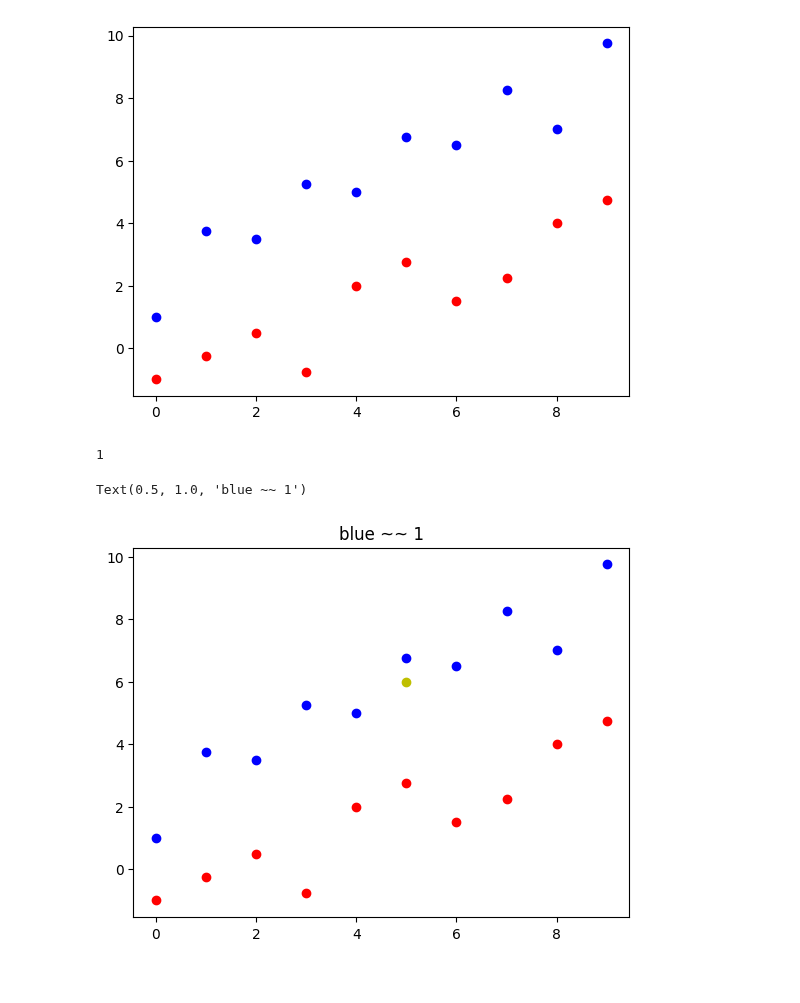
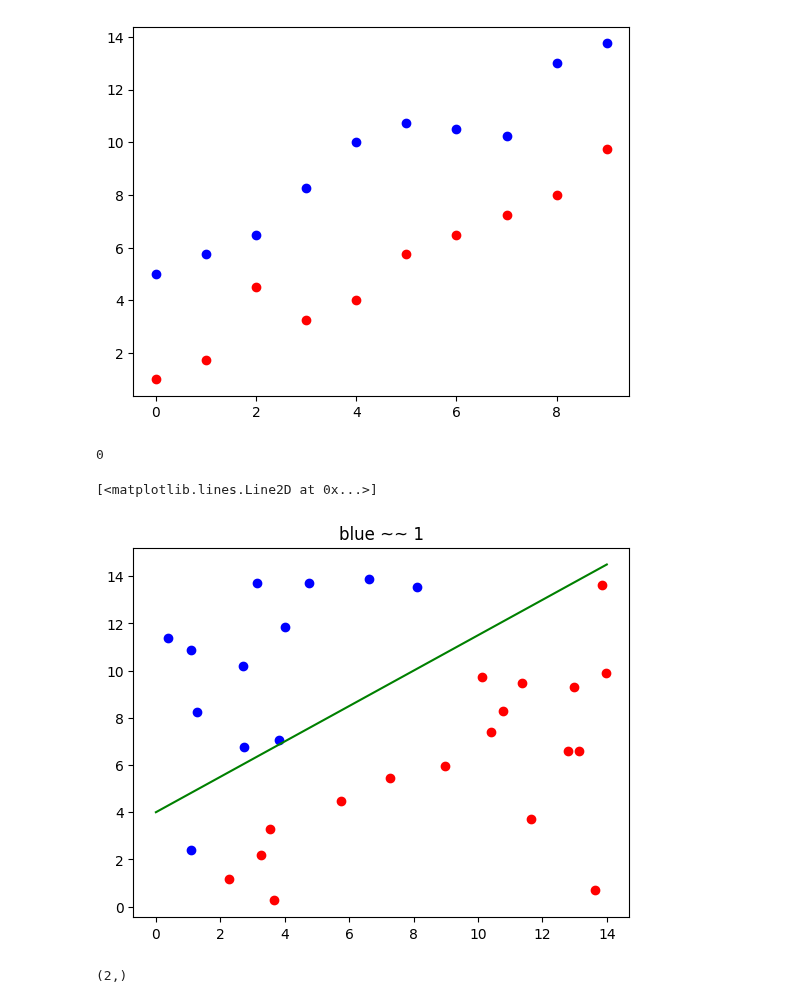
Before and after one commit to wz7475/neural-network-MLP-implementation, a Jupyter notebook: SLP.ipynb, the cells around one changed output. Saved outputs shown, nothing was run; the diff lists cells and outputs as text; code cells hidden in the pictures.

Commit message:
slp - plot for random point; biases to integrate

```diff
--- a/SLP.ipynb
+++ b/SLP.ipynb
@@ -35,8 +35,8 @@ from random import randint
 import matplotlib.pyplot as plt
 
 # Assume we have a two-dimensional dataset with two classes:
-X_help_1 = [[x, .75 * x + 2 + randint(-1, 1)] for x in range(10)]
-X_help_2 = [[x, .75 * x - 2 + randint(-1, 1)] for x in range(10)]
+X_help_1 = [[x, 4 + .75 * x + 2 + randint(-1, 1)] for x in range(10)]
+X_help_2 = [[x, 4+ .75 * x - 2 + randint(-1, 1)] for x in range(10)]
 X = np.array(X_help_1 + X_help_2)
 # X = np.array([[1, 2], [2, 3], [3, 4], [4, 5]])
 
@@ -53,7 +53,7 @@ for x, label in zip(X, y):
 
 plt.show()
 # %% [output]
-[figure, old version]
+[figure, new version]
 # %%
 
 # Create a perceptron and fit it to the training data
@@ -65,15 +65,23 @@ point = np.array(point)
 prediction = p.predict(point)
 print(prediction)  # Outputs 1
 # %% [output]
-1
+0
+# %%
+from random import uniform
+
+test_points = [[uniform(0,14), uniform(0,14)] for _ in range(30)]
+predictions = [p.predict(point) for point in test_points]
 # %%
-for x, label in zip(X, y):
+for x, label in zip(test_points, predictions):
     if label == 0:
         plt.scatter(x[0], x[1], color='r')
     else:
         plt.scatter(x[0], x[1], color='b')
-plt.scatter(point[0], point[1], color='y')
+# plt.scatter(point[0], point[1], color='y')
 plt.title("blue ~~ 1")
+x = np.linspace(0,14)
+y = 4+ .75*x
+plt.plot(x, y, color="g")
 # %% [output]
-Text(0.5, 1.0, 'blue ~~ 1')
+[<matplotlib.lines.Line2D at 0x...>]
-[figure, old version]
+[figure, new version]
@@ -81,0 +88,4 @@ x
+# %%
+p.weights.shape
+# %% [output]
+(2,)
```
Also changed, not shown: parts of 1 cell of this notebook, 1 other file.
